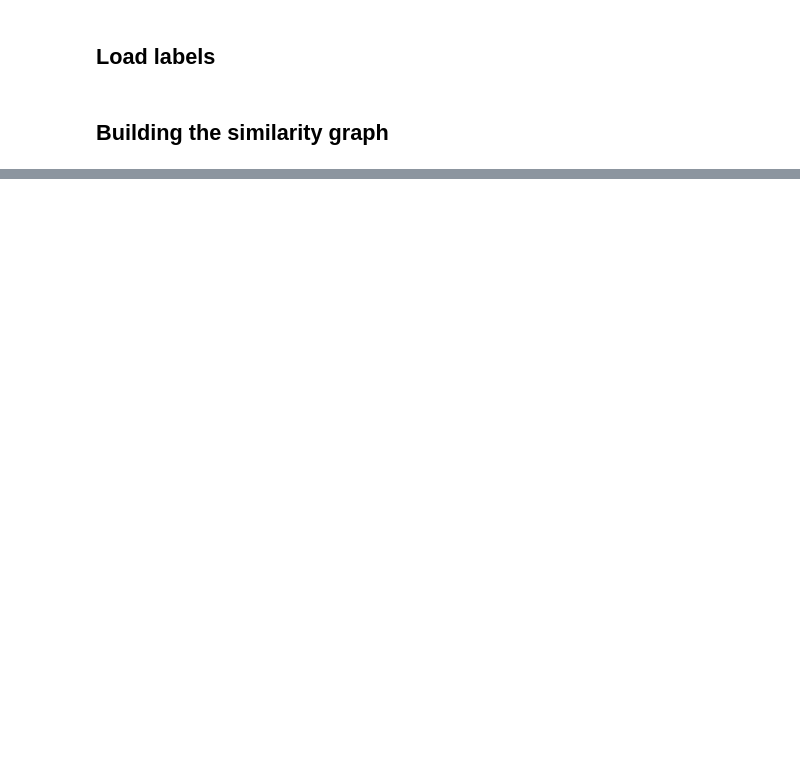
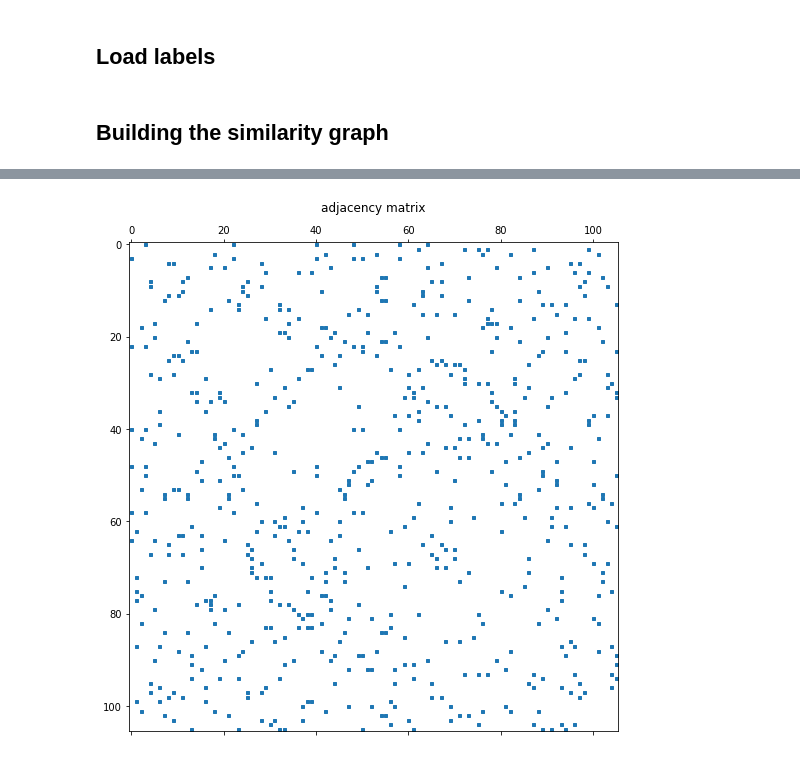
Before and after one commit to lkiel/US-Senators, a Jupyter notebook: Project Demonstration.ipynb, the cells around one changed output, grey strips where cells are left out. Saved outputs shown, nothing was run; the diff lists cells and outputs as text; code cells hidden in the pictures; blank space fills up the shorter version.

```diff
--- a/Project Demonstration.ipynb
+++ b/Project Demonstration.ipynb
@@ -59,0 +97,12 @@ plot_signal(adjacency, labels)
+# %%
+bill_selection = [5,10,15]
+your_votes = [1,-1,1]
+
+other_senators_vote = votes.values[:,bill_selection]
+# %%
+def compute_similarity(senator_votes):
+    return euclidean_distance(senator_votes, your_votes)
+
+similarity_vector = np.apply_along_axis(compute_similarity, 1, other_senators_vote)
+similarity_vector = sparsify_with_limit(gaussian_kernel(similarity_vector),0.7)
+similarity_vector
@@ -59,0 +127,12 @@ plot_signal(adjacency, labels)
+# %%
+new_columns = np.append(similarity_vector, 0)
+
+n = len(adjacency)
+new_adjacency = np.zeros((n+1, n+1))
+new_adjacency[:n,:n] = adjacency
+new_adjacency[n,:] = new_columns
+new_adjacency[:,n] = new_columns
+
+plot_adjacency(new_adjacency)
+# %% [output]
+[figure, added]
```
Also changed, not shown: parts of 9 cells of this notebook, 4 other files.
